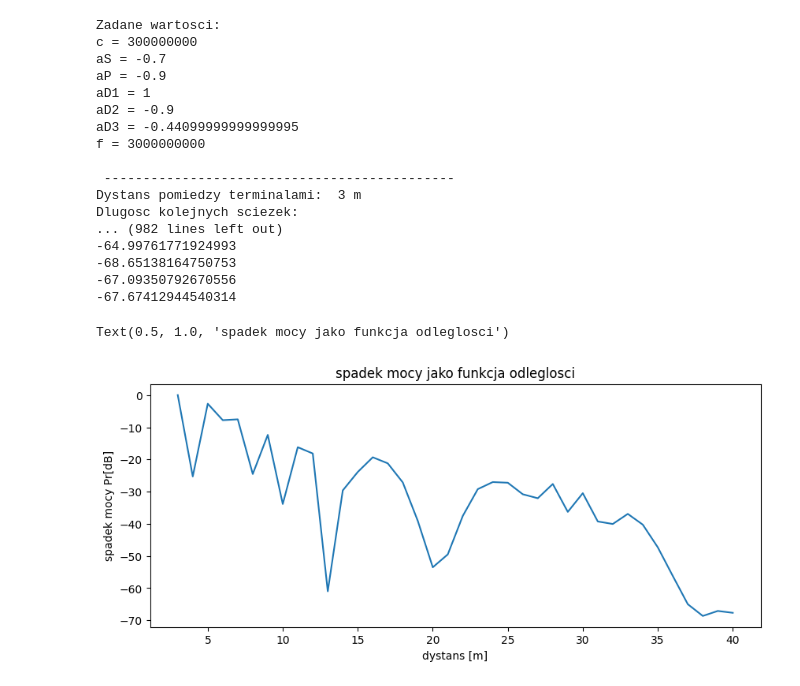
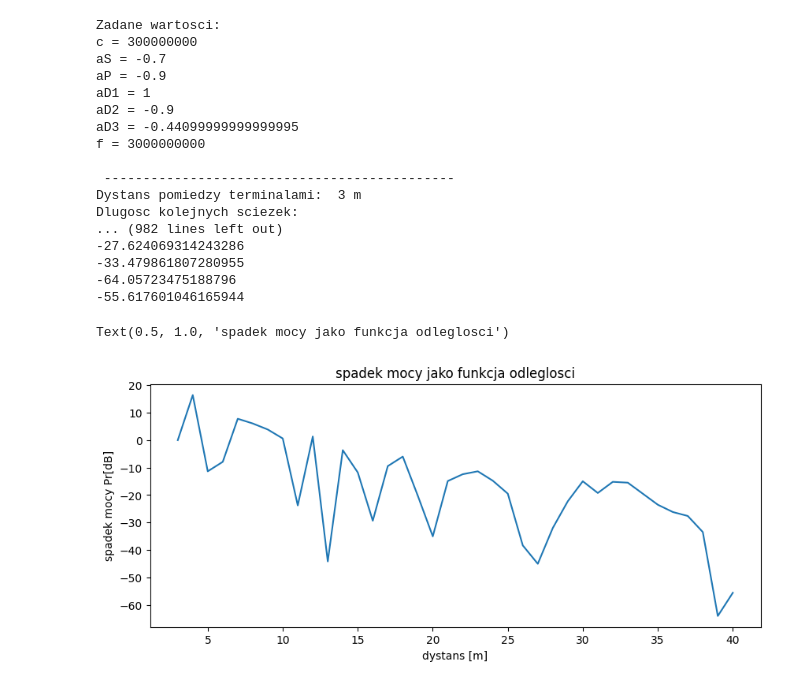
Before and after one commit to KredensKuchenny/Bezprzewodowe_Sieci_Dostepowe-Laboratorium, a Jupyter notebook: zadanie9.ipynb, the cells around one changed output. Cells and saved outputs as stored; diff of their text form; code cells hidden in the pictures.

```diff
--- a/zadanie9.ipynb
+++ b/zadanie9.ipynb
@@ -36,8 +36,8 @@ for distance in distanceArray:
     #dlugosc kolejnych sciezek
     print("Dlugosc kolejnych sciezek:")
     d1 = distance
-    d2 = round(sqrt(2 ** 2 + 2 ** 2 + distance ** 2), 6)
-    d3 = round((sqrt(8 ** 2 + 10 ** 2 + 10 ** 2 + 8 ** 2 + distance ** 2)), 6)
+    d2 = round(sqrt(4 ** 2 + distance ** 2), 6)
+    d3 = round((sqrt((8+10+10+8) ** 2 + distance ** 2)), 6)
     print("d1 =", d1, "m")
     print("d2 =", d2, "m")
     print("d3 =", d3, "m")
@@ -92,35 +92,35 @@ for distance in distanceArray:
 #wyswietlanie mocy
 print("\n")
 Prmax = PrArray[0]
 for i in range(len(PrArray)):
     PrArray[i] = 10 * log10(PrArray[i] / Prmax)
     print(PrArray[i])
 
 #wykres
 x = distanceArray
 y = PrArray
 fig, ax = plt.subplots(figsize=(10,4))
 ax.plot(x, y)
 plt.xlabel("dystans [m]")
 plt.ylabel("spadek mocy Pr[dB]") # Pr[dB] = 10 * log10(Pr(dystans) / Pr_max)
 plt.title("spadek mocy jako funkcja odleglosci")
 # %% [output]
 Zadane wartosci:
 c = 300000000
 aS = -0.7
 aP = -0.9
 aD1 = 1
 aD2 = -0.9
 aD3 = -0.44099999999999995
 f = 3000000000
 
  ---------------------------------------------
 Dystans pomiedzy terminalami:  3 m
 Dlugosc kolejnych sciezek:
 ... (982 lines left out)
--64.99761771924993
--68.65138164750753
--67.09350792670556
--67.67412944540314
+-27.624069314243286
+-33.479861807280955
+-64.05723475188796
+-55.617601046165944
 Text(0.5, 1.0, 'spadek mocy jako funkcja odleglosci')
-[figure, old version]
+[figure, new version]
```
